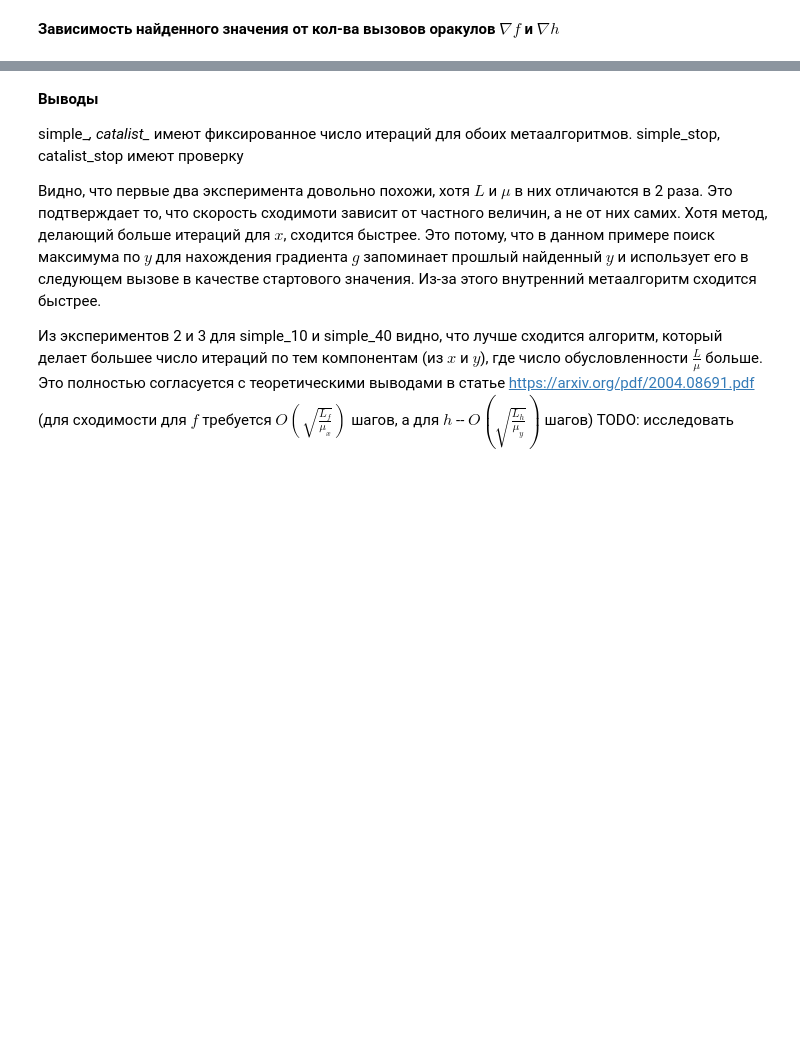
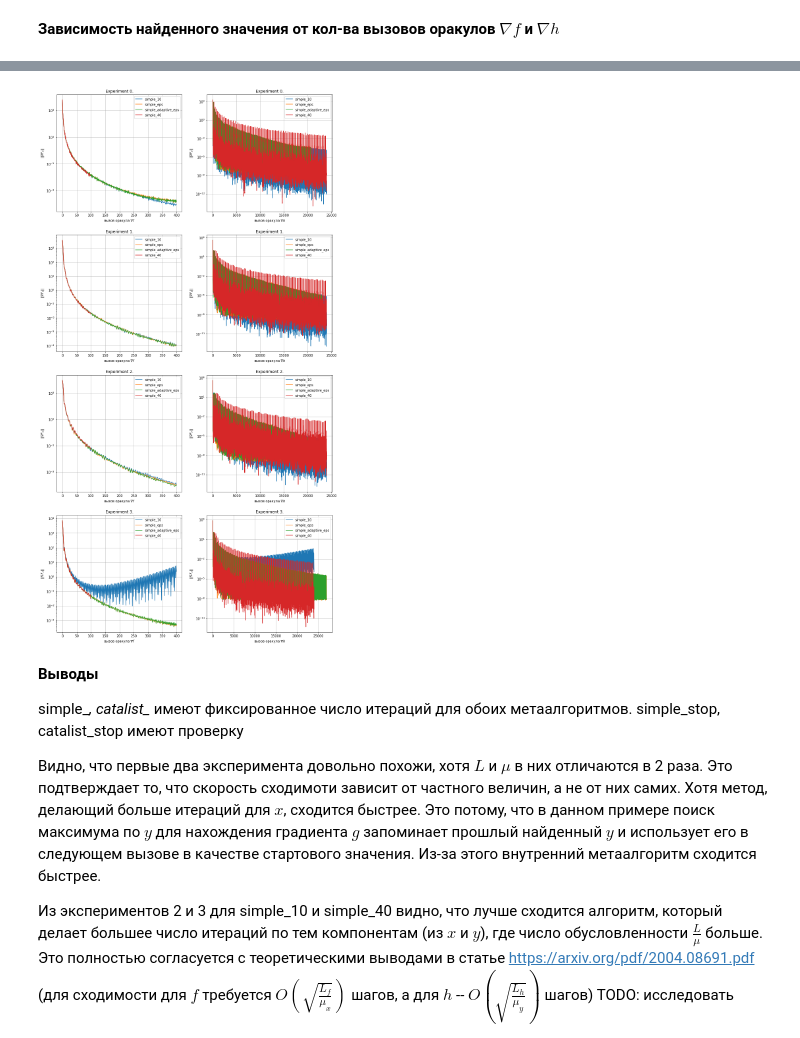
Before and after one commit to nikvas0/optimization_project, a Jupyter notebook: experiments_quadratic.ipynb, the cells around one changed output, grey strips where cells are left out. Saved outputs shown, nothing was run; the diff lists cells and outputs as text; code cells hidden in the pictures; blank space fills up the shorter version.

```diff
--- a/experiments_quadratic.ipynb
+++ b/experiments_quadratic.ipynb
@@ -425,3 +447,59 @@ for i in range(len(exps)):
+# %%
+plt.figure(figsize=(15,30))
+
+for i in range(len(exps)):
+    ax = plt.subplot(4, 2, 1 + i * 2 + 0)
+    ax.set_title('Experiment {}.'.format(i))
+
+    Gf = collectGradNormfromfOracleSimple(res_simple_10[i])
+    ax.plot(range(len(Gf)), Gf, label='simple_10')
+
+    Gf = collectGradNormfromfOracleSimple(res_simple_eps[i])
+    ax.plot(range(len(Gf)), Gf, label='simple_eps')
+
+    Gf = collectGradNormfromfOracleSimple(res_simple_adaptive_eps[i])
+    ax.plot(range(len(Gf)), Gf, label='simple_adaptive_eps')
+
+    Gf = collectGradNormfromfOracleSimple(res_simple_40[i])
+    ax.plot(range(len(Gf)), Gf, label='simple_40')
+
+    #Fh = collectFfromhOracleSimple(res_simple_adaptive_eps_fast[i])
+    #ax.plot(range(len(Fh)), Fh, label='simple_adaptive_eps_fast')
+
+    plt.yscale("log")
+    plt.ylabel('$||\\nabla F_x||$')
+    plt.xlabel('вызов оракула $\\nabla f$')
+    plt.grid(True)
+    plt.legend()
+
+
+    ax = plt.subplot(4, 2, 1 + i * 2 + 1)
+    ax.set_title('Experiment {}.'.format(i))
+
+    Gh = collectGradNormfromhOracleSimple(res_simple_10[i])
+    ax.plot(range(len(Gh)), Gh, label='simple_10')
+
+    Gh = collectGradNormfromhOracleSimple(res_simple_eps[i])
+    ax.plot(range(len(Gh)), Gh, label='simple_eps')
+
+    Gh = collectGradNormfromhOracleSimple(res_simple_adaptive_eps[i])
+    ax.plot(range(len(Gh)), Gh, label='simple_adaptive_eps')
+
+    Gh = collectGradNormfromhOracleSimple(res_simple_40[i])
+    ax.plot(range(len(Gh)), Gh, label='simple_40')
+
+    #Fh = collectFfromhOracleSimple(res_simple_adaptive_eps_fast[i])
+    #ax.plot(range(len(Fh)), Fh, label='simple_adaptive_eps_fast')
+
+    plt.yscale("log")
+    plt.ylabel('$||\\nabla F_y||$')
+    plt.xlabel('вызов оракула $\\nabla h$')
+    plt.grid(True)
+    plt.legend()
+
+    # TODO: нарисовать получше вторые графики
+# %% [output]
+[figure, added]
 # %% [markdown]
 **Выводы**
 
```
Also changed, not shown: parts of 13 cells of this notebook, 3 other files.
